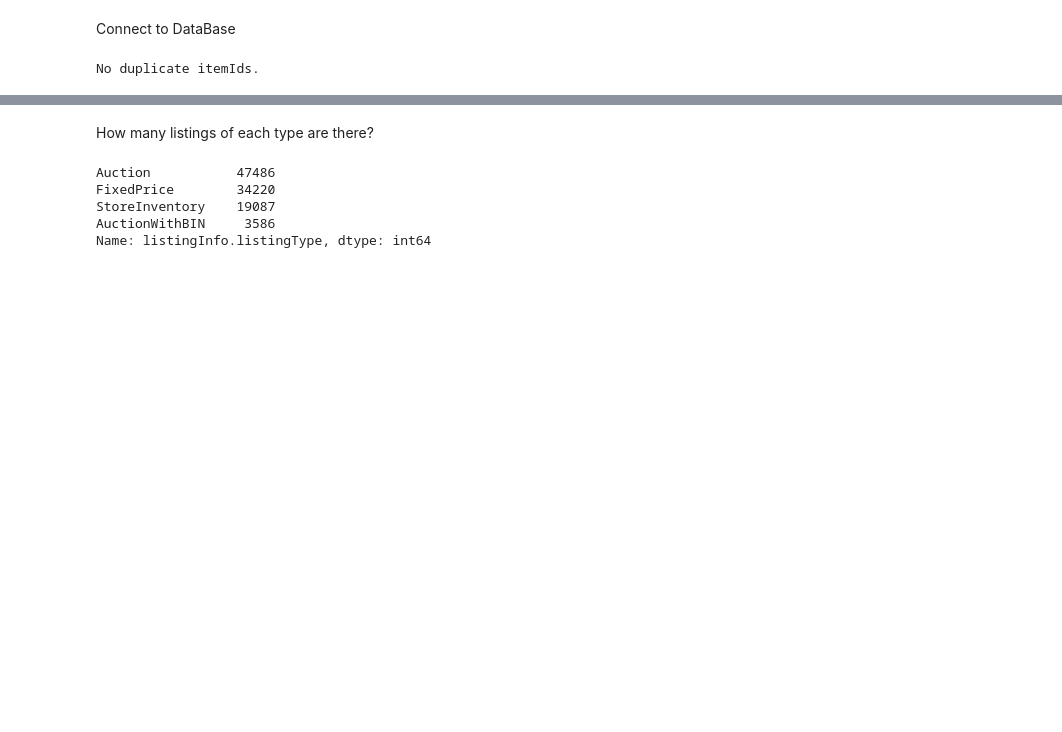
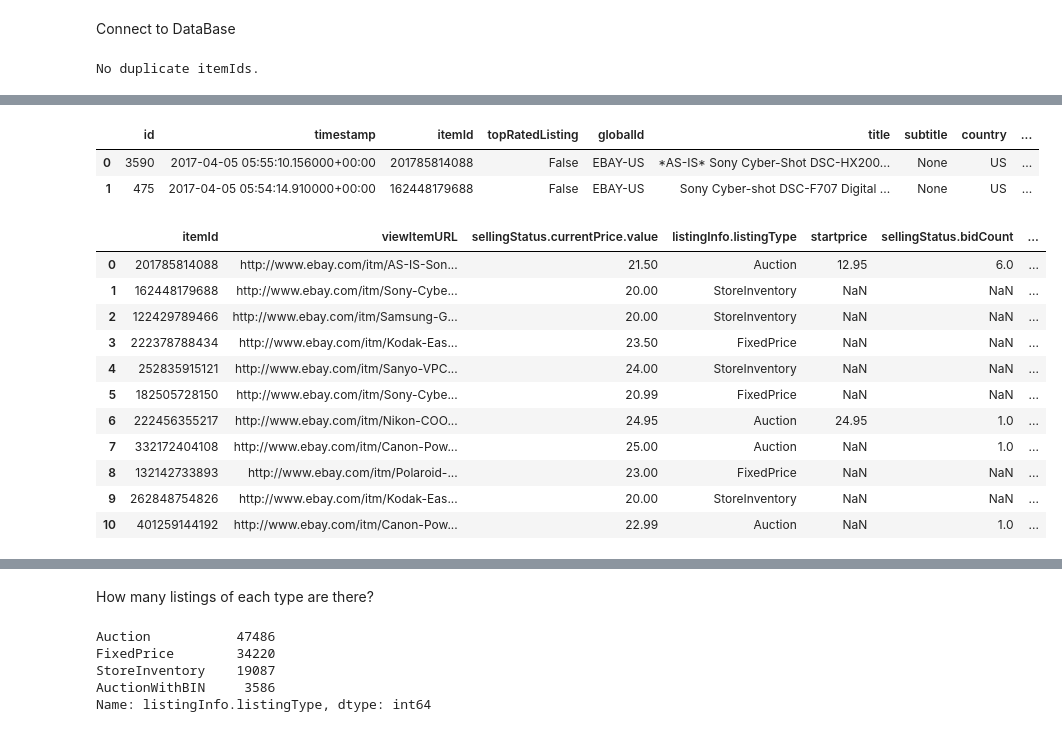
Before and after one commit to NathanZorndorf/ebay-price-predictor, a Jupyter notebook: data-analysis/ebay-exploration.ipynb, the cells around one changed output, grey strips where cells are left out. Cells and saved outputs as stored; diff of their text form; code cells hidden in the pictures; blank space fills up the shorter version.

```diff
--- a/data-analysis/ebay-exploration.ipynb
+++ b/data-analysis/ebay-exploration.ipynb
@@ -46,0 +74,21 @@ df.head(2)
+# %%
+df.head(2)
+# %% [output]
+|  | id | timestamp | itemId | topRatedListing | globalId | title | subtitle | country | ... |
+| 0 | 3590 | 2017-04-05 05:55:10.156000+00:00 | 201785814088 | False | EBAY-US | *AS-IS* Sony Cyber-Shot DSC-HX200... | None | US | ... |
+| 1 | 475 | 2017-04-05 05:54:14.910000+00:00 | 162448179688 | False | EBAY-US | Sony Cyber-shot DSC-F707 Digital ... | None | US | ... |
+# %%
+df[['itemId','viewItemURL','sellingStatus.currentPrice.value','listingInfo.listingType','startprice','sellingStatus.bidCount','listingInfo.buyItNowAvailable']].ix[0:10]
+# %% [output]
+|  | itemId | viewItemURL | sellingStatus.currentPrice.value | listingInfo.listingType | startprice | sellingStatus.bidCount | ... |
+| 0 | 201785814088 | http://www.ebay.com/itm/AS-IS-Son... | 21.50 | Auction | 12.95 | 6.0 | ... |
+| 1 | 162448179688 | http://www.ebay.com/itm/Sony-Cybe... | 20.00 | StoreInventory | NaN | NaN | ... |
+| 2 | 122429789466 | http://www.ebay.com/itm/Samsung-G... | 20.00 | StoreInventory | NaN | NaN | ... |
+| 3 | 222378788434 | http://www.ebay.com/itm/Kodak-Eas... | 23.50 | FixedPrice | NaN | NaN | ... |
+| 4 | 252835915121 | http://www.ebay.com/itm/Sanyo-VPC... | 24.00 | StoreInventory | NaN | NaN | ... |
+| 5 | 182505728150 | http://www.ebay.com/itm/Sony-Cybe... | 20.99 | FixedPrice | NaN | NaN | ... |
+| 6 | 222456355217 | http://www.ebay.com/itm/Nikon-COO... | 24.95 | Auction | 24.95 | 1.0 | ... |
+| 7 | 332172404108 | http://www.ebay.com/itm/Canon-Pow... | 25.00 | Auction | NaN | 1.0 | ... |
+| 8 | 132142733893 | http://www.ebay.com/itm/Polaroid-... | 23.00 | FixedPrice | NaN | NaN | ... |
+| 9 | 262848754826 | http://www.ebay.com/itm/Kodak-Eas... | 20.00 | StoreInventory | NaN | NaN | ... |
+| 10 | 401259144192 | http://www.ebay.com/itm/Canon-Pow... | 22.99 | Auction | NaN | 1.0 | ... |
```
Also changed, not shown: parts of 18 cells of this notebook, 3 other files.
